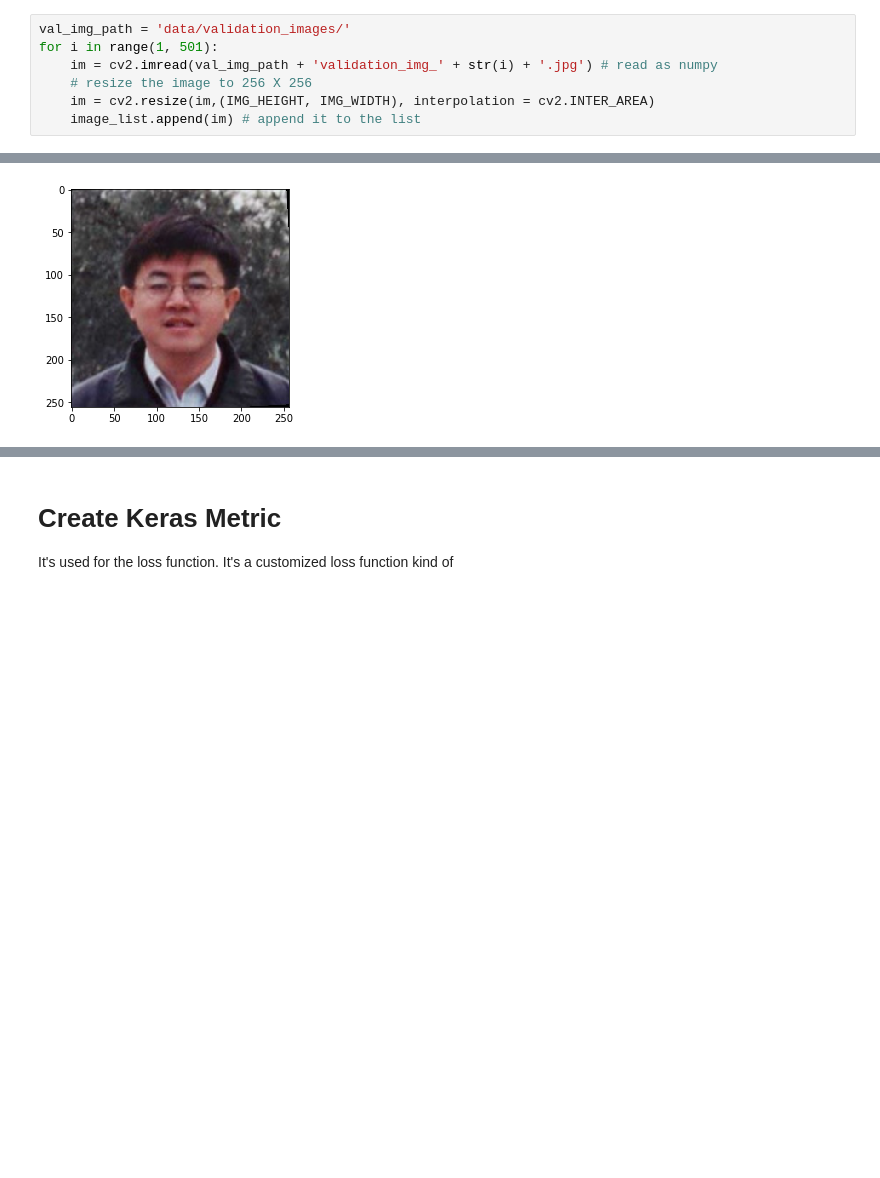
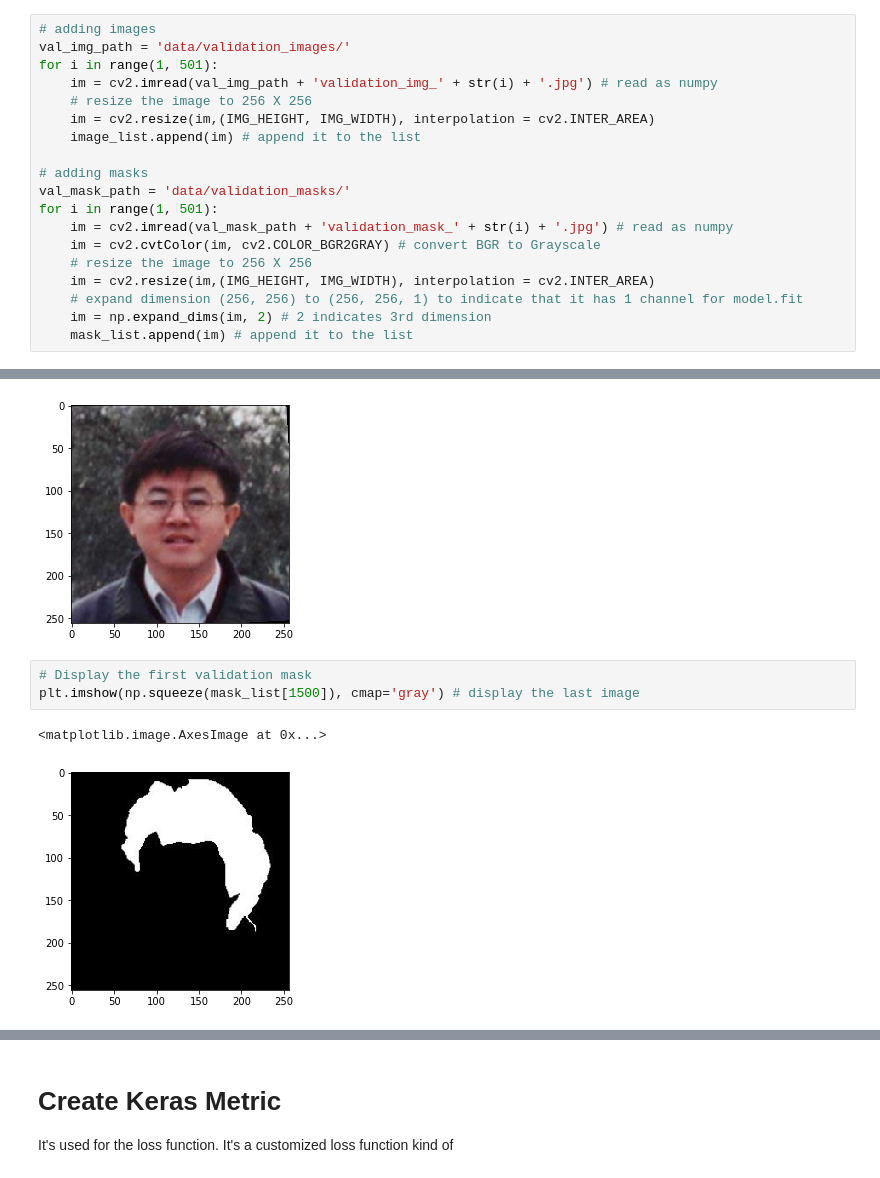
Before and after one commit to maxkim16/CS599_ImageSegmentation, a Jupyter notebook: assignment3_maxkim.ipynb, the cells around one changed output, grey strips where cells are left out. Cells and saved outputs as stored; diff of their text form; blank space fills up the shorter version.

```diff
--- a/assignment3_maxkim.ipynb
+++ b/assignment3_maxkim.ipynb
@@ -115,9 +128,21 @@ each numpy array in list shape:  (256, 256, 1)
 <h1>Add Validaion Data to Train Data</h1>
 <p>It is easier to just slipt train data to validation data than manage train set and validation set. If you want to use validation set separately for model.fit, you need to do do model.fit(validation_data = (x_val , y_val) ) # tuple of x val and y val</p>
 # %%
+# adding images
 val_img_path = 'data/validation_images/'
 for i in range(1, 501):
     im = cv2.imread(val_img_path + 'validation_img_' + str(i) + '.jpg') # read as numpy
     # resize the image to 256 X 256
     im = cv2.resize(im,(IMG_HEIGHT, IMG_WIDTH), interpolation = cv2.INTER_AREA)
     image_list.append(im) # append it to the list
+
+# adding masks
+val_mask_path = 'data/validation_masks/'
+for i in range(1, 501):
+    im = cv2.imread(val_mask_path + 'validation_mask_' + str(i) + '.jpg') # read as numpy
+    im = cv2.cvtColor(im, cv2.COLOR_BGR2GRAY) # convert BGR to Grayscale
+    # resize the image to 256 X 256
+    im = cv2.resize(im,(IMG_HEIGHT, IMG_WIDTH), interpolation = cv2.INTER_AREA)
+    # expand dimension (256, 256) to (256, 256, 1) to indicate that it has 1 channel for model.fit
+    im = np.expand_dims(im, 2) # 2 indicates 3rd dimension
+    mask_list.append(im) # append it to the list
@@ -137,3 +158,9 @@ plt.imshow(cv2.cvtColor(image_list[1999] , cv2.COLOR_BGR2RGB)) # display the fir
 # %% [output]
 <matplotlib.image.AxesImage at 0x...>
 [figure]
+# %%
+# Display the first validation mask
+plt.imshow(np.squeeze(mask_list[1500]), cmap='gray') # display the last image
+# %% [output]
+<matplotlib.image.AxesImage at 0x...>
+[figure, added]
```
Also changed, not shown: parts of 18 cells of this notebook.
